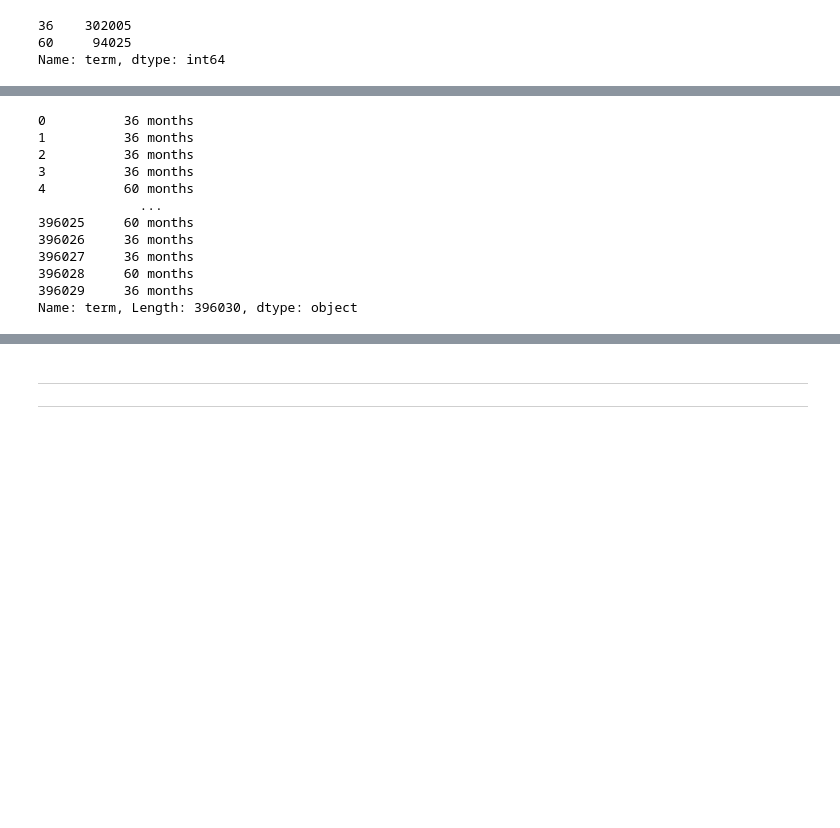
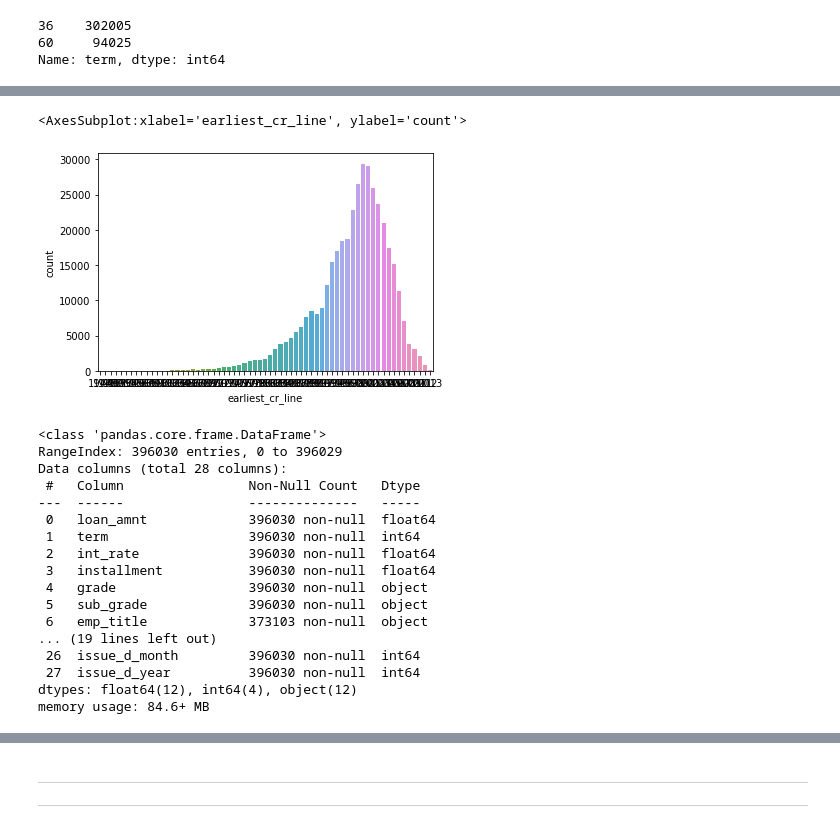
Before and after one commit to Sam-Power/031_dl_loan_status, a Jupyter notebook: 031_dl_loan_status.ipynb, the cells around one changed output, grey strips where cells are left out. Cells and saved outputs as stored; diff of their text form; code cells hidden in the pictures; blank space fills up the shorter version.

```diff
--- a/031_dl_loan_status.ipynb
+++ b/031_dl_loan_status.ipynb
@@ -375,0 +518,3 @@ Name: term, dtype: int64
+# %%
+df['issue_d_year'] = df['issue_d_year'].astype('int')
+df['issue_d_year'].value_counts(dropna=False)
@@ -375,0 +549,5 @@ Name: term, dtype: int64
+# %%
+#COnvert month str to digits
+from time import strptime
+#strptime('Feb','%b').tm_mon
+df['issue_d_month'] = df['issue_d_month'].apply(lambda x : strptime(x,'%b').tm_mon)
@@ -375,0 +570,2 @@ Name: term, dtype: int64
+# %%
+df.drop("issue_d",axis = 1, inplace= True)
@@ -375,0 +624,2 @@ Name: term, dtype: int64
+# %%
+df['earliest_cr_line'] = df['earliest_cr_line'].str.split("-").str[1].astype('int')
@@ -376,17 +641,27 @@ Name: term, dtype: int64
+# %%
+sns.countplot(df['earliest_cr_line']) # may be i can group later on.
+# %% [output]
+<AxesSubplot:xlabel='earliest_cr_line', ylabel='count'>
+[figure, added]
 # %%
-df['term']
+df.info()
 # %% [output]
-0          36 months
-1          36 months
-2          36 months
-3          36 months
-4          60 months
-             ...
-396025     60 months
-396026     36 months
-396027     36 months
-396028     60 months
-396029     36 months
-Name: term, Length: 396030, dtype: object
+<class 'pandas.core.frame.DataFrame'>
+RangeIndex: 396030 entries, 0 to 396029
+Data columns (total 28 columns):
+ #   Column                Non-Null Count   Dtype
+---  ------                --------------   -----
+ 0   loan_amnt             396030 non-null  float64
+ 1   term                  396030 non-null  int64
+ 2   int_rate              396030 non-null  float64
+ 3   installment           396030 non-null  float64
+ 4   grade                 396030 non-null  object
+ 5   sub_grade             396030 non-null  object
+ 6   emp_title             373103 non-null  object
+... (19 lines left out)
+ 26  issue_d_month         396030 non-null  int64
+ 27  issue_d_year          396030 non-null  int64
+dtypes: float64(12), int64(4), object(12)
+memory usage: 84.6+ MB
 # %%
 #sns.pairplot(df)
```
Also changed, not shown: parts of 26 cells of this notebook.
